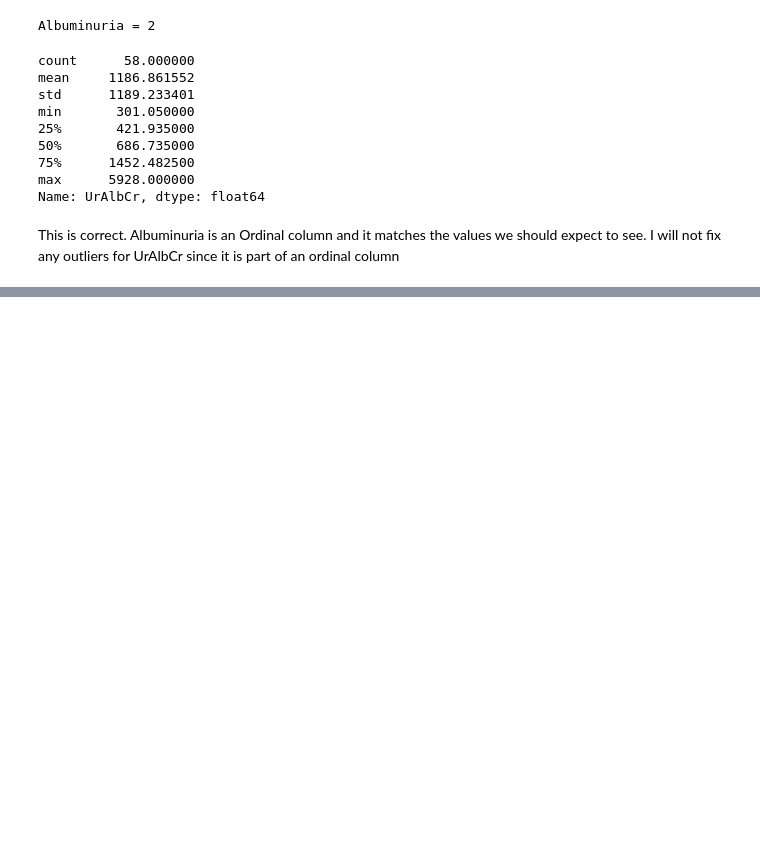
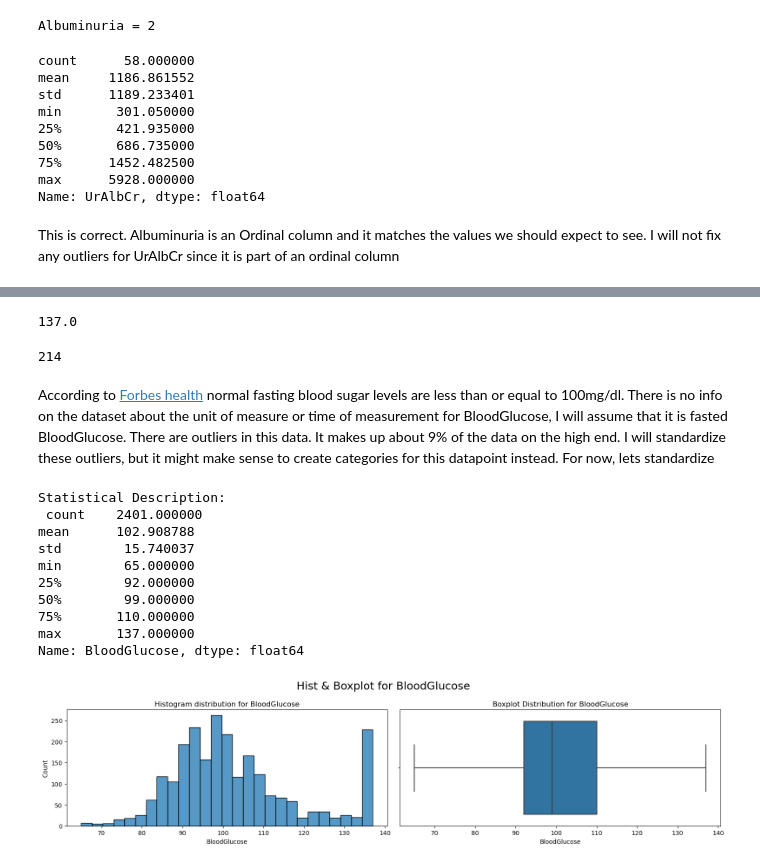
Before and after one commit to RaymondGarcia1107/Classification-Analysis, a Jupyter notebook: MetabolicSyndromeClassification.ipynb, the cells around one changed output, grey strips where cells are left out. Drawn from its saved outputs; the diff is of its cells as text; code cells hidden in the pictures; blank space fills up the shorter version.

```diff
--- a/MetabolicSyndromeClassification.ipynb
+++ b/MetabolicSyndromeClassification.ipynb
@@ -531,0 +576,24 @@ This is correct. Albuminuria is an Ordinal column and it matches the values we s
+# %%
+top, bottom = get_outliers(df, 'BloodGlucose')
+print(top)
+df.loc[df['BloodGlucose'] > top,'BloodGlucose'].shape[0]
+# %% [output]
+137.0
+214
+# %% [markdown]
+According to [Forbes health](https://www.forbes.com/health/body/normal-blood-sugar-levels/) normal fasting blood sugar levels are less than or equal to 100mg/dl. There is no info on the dataset about the unit of measure or time of measurement for BloodGlucose, I will assume that it is fasted BloodGlucose. There are outliers in this data. It makes up about 9% of the data on the high end. I will standardize these outliers, but it might make sense to create categories for this datapoint instead. For now, lets standardize
+# %%
+replace_outliers(df, ['BloodGlucose'])
+numdata(df, 'BloodGlucose')
+# %% [output]
+Statistical Description:
+ count    2401.000000
+mean      102.908788
+std        15.740037
+min        65.000000
+25%        92.000000
+50%        99.000000
+75%       110.000000
+max       137.000000
+Name: BloodGlucose, dtype: float64
+[figure, added]
```
Also changed, not shown: parts of 25 cells of this notebook.
